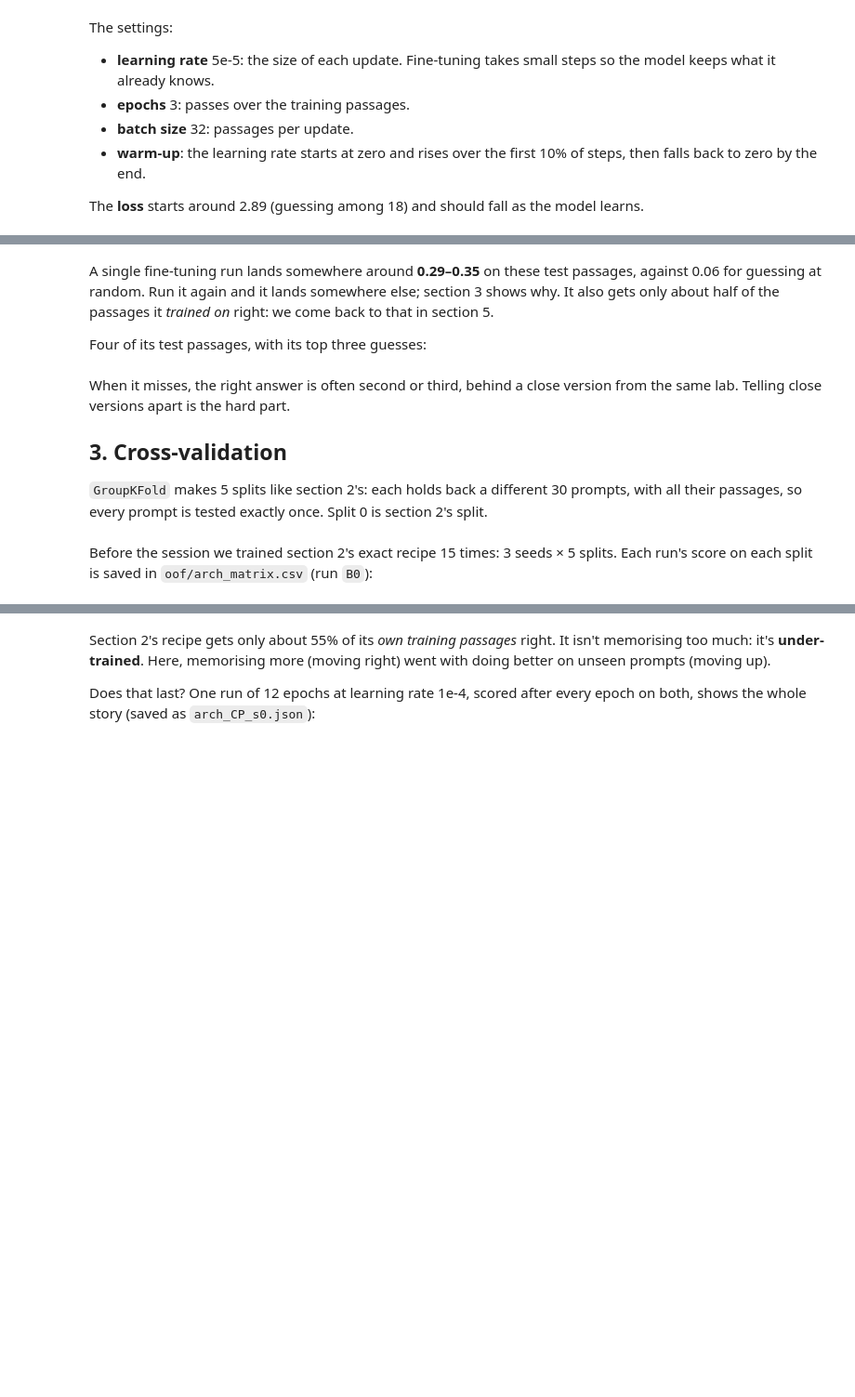
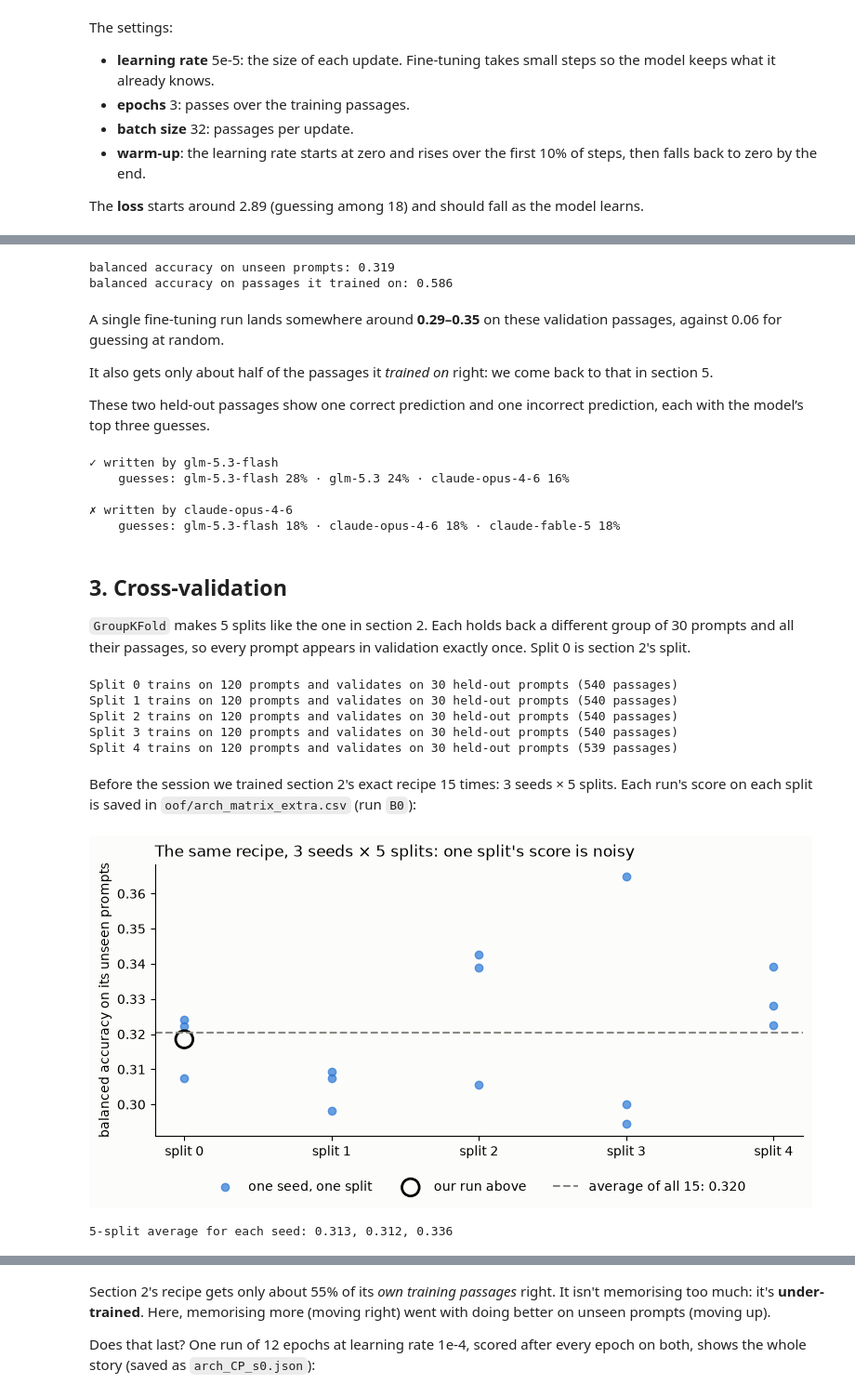
Before and after one commit to Voxoff/finetune-workshop, a Jupyter notebook: finetune_workshop.ipynb, the cells around one changed output, grey strips where cells are left out. Shown at 93% size. Cells and saved outputs as stored; diff of their text form; code cells hidden in the pictures; blank space fills up the shorter version.

Commit message:
Promote the extra workshop and back up the original notebook

```diff
--- a/finetune_workshop.ipynb
+++ b/finetune_workshop.ipynb
@@ -76,7 +96,7 @@ class Passages(torch.utils.data.Dataset):
     """Tokenised passages, plus the right answer for each (when we know it)."""
 
     def __init__(self, texts, labels=None):
-        self.tokens = tokenizer(list(texts), truncation=True, max_length=512)
+        self.tokens = tokenizer(list(texts))
         self.labels = None if labels is None else [LABEL_ID[label] for label in labels]
 
     def __len__(self):
@@ -96,16 +116,16 @@ The settings:
 
 The **loss** starts around 2.89 (guessing among 18) and should fall as the model learns.
 # %%
-set_seed(0)
-model = AutoModelForSequenceClassification.from_pretrained(MODEL, num_labels=len(LABELS))
 args = TrainingArguments(
     output_dir="/tmp/finetune_workshop", report_to="none", save_strategy="no",
-    learning_rate=5e-5, num_train_epochs=3, per_device_train_batch_size=32,
+    learning_rate=5e-5,
+    num_train_epochs=3,
+    per_device_train_batch_size=32, # mini-batch gradient descent
     warmup_steps=0.1,          # warm up over the first 10% of steps
     bf16=True,                 # faster 16-bit arithmetic on the GPU
     logging_steps=10,          # record the loss every 10 steps
 )
-trainer = Trainer(model=model, args=args, train_dataset=Passages(fit.text, fit.model),
+trainer = Trainer(model=model, args=args, train_dataset=Passages(train_df.text, train_df.model),
                   data_collator=DataCollatorWithPadding(tokenizer))  # pads each batch to its longest passage
 result = trainer.train()
 print(f"Trained for {result.metrics['train_runtime']:.0f} seconds; average loss {result.training_loss:.2f}")
@@ -135,57 +173,82 @@ def predict(texts):
 def answers(probs):
     return np.array(LABELS)[probs.argmax(axis=1)]
 
-probs = predict(test.text)
-score = balanced_accuracy_score(test.model, answers(probs))
-seen = fit.sample(len(test), random_state=0)  # passages it trained on
+probs = predict(val_df.text)
+score = balanced_accuracy_score(val_df.model, answers(probs))
+seen = train_df.sample(len(val_df), random_state=0)  # passages it trained on
 seen_score = balanced_accuracy_score(seen.model, answers(predict(seen.text)))
 print(f"balanced accuracy on unseen prompts: {score:.3f}")
 print(f"balanced accuracy on passages it trained on: {seen_score:.3f}")
+# %% [output]
+balanced accuracy on unseen prompts: 0.319
+balanced accuracy on passages it trained on: 0.586
 # %% [markdown]
-A single fine-tuning run lands somewhere around **0.29–0.35** on these test passages, against 0.06 for guessing at random. Run it again and it lands somewhere else; section 3 shows why. It also gets only about half of the passages it *trained on* right: we come back to that in section 5.
+A single fine-tuning run lands somewhere around **0.29–0.35** on these validation passages, against 0.06 for guessing at random.
 
-Four of its test passages, with its top three guesses:
+It also gets only about half of the passages it *trained on* right: we come back to that in section 5.
+
+These two held-out passages show one correct prediction and one incorrect prediction, each with the model’s top three guesses.
 # %%
-for i in np.random.default_rng(0).choice(len(test), size=4, replace=False):
-    top3 = probs[i].argsort()[::-1][:3]
-    truth = test.model.iloc[i]
-    print("✓" if LABELS[top3[0]] == truth else "✗", "written by", truth)
-    print("   ", test.text.iloc[i][:220], "…")
+correct = answers(probs) == val_df.model.to_numpy()
+rng = np.random.default_rng(0)
+
+for mark, mask in [("✓", correct), ("✗", ~correct)]:
+    matches = np.flatnonzero(mask)
+    if len(matches) == 0:
+        continue
+    i = rng.choice(matches)
+    top3 = np.argsort(-probs[i], kind="stable")[:3]
+    print(mark, "written by", val_df.model.iloc[i])
+    print("   ", val_df.text.iloc[i][:220], "…")
     print("    guesses:", " · ".join(f"{LABELS[j]} {probs[i, j]:.0%}" for j in top3))
     print()
+# %% [output]
+✓ written by glm-5.3-flash
+    guesses: glm-5.3-flash 28% · glm-5.3 24% · claude-opus-4-6 16%
+
+✗ written by claude-opus-4-6
+    guesses: glm-5.3-flash 18% · claude-opus-4-6 18% · claude-fable-5 18%
 # %% [markdown]
-When it misses, the right answer is often second or third, behind a close version from the same lab. Telling close versions apart is the hard part.
-
 ## 3. Cross-validation
 
-`GroupKFold` makes 5 splits like section 2's: each holds back a different 30 prompts, with all their passages, so every prompt is tested exactly once. Split 0 is section 2's split.
+`GroupKFold` makes 5 splits like the one in section 2. Each holds back a different group of 30 prompts and all their passages, so every prompt appears in validation exactly once. Split 0 is section 2's split.
 # %%
 from sklearn.model_selection import GroupKFold
 
-splits = list(GroupKFold(n_splits=5).split(train, groups=train.prompt_id))  # keeps each prompt's passages together
-assert set(train.prompt_id.iloc[splits[0][1]]) == set(test_prompts)        # split 0 is section 2's split
+splits = list(GroupKFold(n_splits=5).split(labeled_df, groups=labeled_df.prompt_id))
+assert set(labeled_df.prompt_id.iloc[splits[0][1]]) == set(val_prompts)  # section 2 uses split 0
 
-for k, (tr, te) in enumerate(splits):
-    print(f"split {k}: train on {train.prompt_id.iloc[tr].nunique()} prompts, "
-          f"test on {train.prompt_id.iloc[te].nunique()} different ones ({len(te)} passages)")
+for k, (train_idx, val_idx) in enumerate(splits):
+    print(f"Split {k} trains on {labeled_df.prompt_id.iloc[train_idx].nunique()} prompts "
+          f"and validates on {labeled_df.prompt_id.iloc[val_idx].nunique()} held-out prompts ({len(val_idx)} passages)")
+# %% [output]
+Split 0 trains on 120 prompts and validates on 30 held-out prompts (540 passages)
+Split 1 trains on 120 prompts and validates on 30 held-out prompts (540 passages)
+Split 2 trains on 120 prompts and validates on 30 held-out prompts (540 passages)
+Split 3 trains on 120 prompts and validates on 30 held-out prompts (540 passages)
+Split 4 trains on 120 prompts and validates on 30 held-out prompts (539 passages)
 # %% [markdown]
-Before the session we trained section 2's exact recipe 15 times: 3 seeds × 5 splits. Each run's score on each split is saved in `oof/arch_matrix.csv` (run `B0`):
+Before the session we trained section 2's exact recipe 15 times: 3 seeds × 5 splits. Each run's score on each split is saved in `oof/arch_matrix_extra.csv` (run `B0`):
 # %%
-runs = pd.read_csv(RESULTS / "arch_matrix.csv")
+runs = pd.read_csv(RESULTS / "arch_matrix_extra.csv")
+recipe_runs = runs[runs.seed == 0].set_index("config")  # matched runs for section 4
 baseline = runs[runs.config == "B0"]                 # 3 seeds of section 2's recipe
 per_split = baseline[[f"split{k}" for k in range(5)]]
 
 plt.figure(figsize=(9, 3.8))
 for k in range(5):
     plt.scatter([k] * len(baseline), per_split[f"split{k}"], color=BLUE, alpha=0.7,
                 label="one seed, one split" if k == 0 else None)
 plt.scatter([0], [score], s=180, facecolors="none", edgecolors="black", lw=2, label="our run above")
 plt.axhline(per_split.to_numpy().mean(), color=GREY, ls="--", label=f"average of all 15: {per_split.to_numpy().mean():.3f}")
 plt.xticks(range(5), [f"split {k}" for k in range(5)])
 plt.ylabel("balanced accuracy on its unseen prompts")
 plt.legend(frameon=False, loc="upper center", bbox_to_anchor=(0.5, -0.12), ncol=3)
 plt.title("The same recipe, 3 seeds × 5 splits: one split's score is noisy")
 plt.show()
 print("5-split average for each seed:", ", ".join(f"{s:.3f}" for s in baseline.score))
+# %% [output]
+[figure, added]
+5-split average for each seed: 0.313, 0.312, 0.336
 # %% [markdown]
 The same recipe, on the same data:
```
Also changed, not shown: parts of 20 cells of this notebook, 2 other files.
